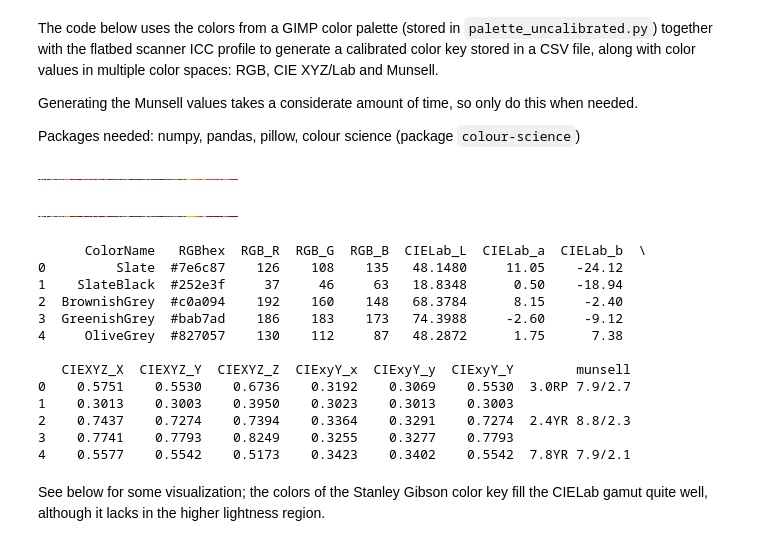
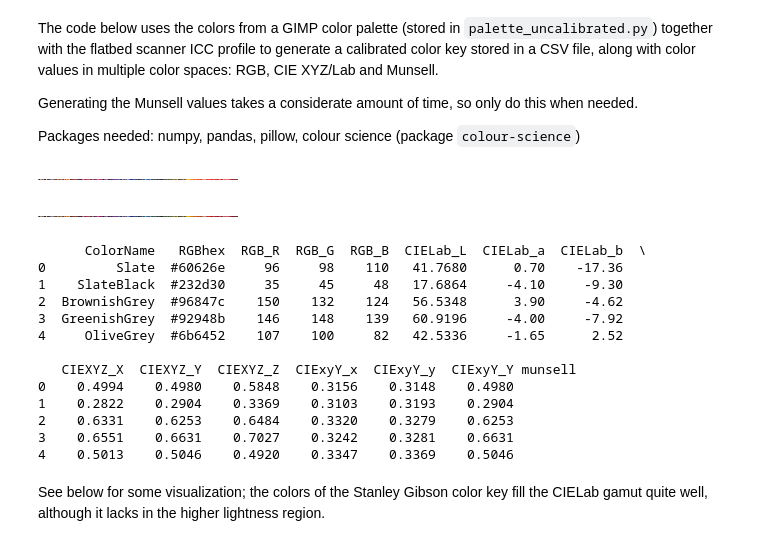
Before and after one commit to Limhes/ColorIdentification, a Jupyter notebook: color_key/process_color_key.ipynb, the cells around one changed output. Saved outputs shown, nothing was run; the diff lists cells and outputs as text; code cells hidden in the pictures.

Commit message:
Add features
- updated ICC calibration
- can now also select just 1 color ;)

```diff
--- a/color_key/process_color_key.ipynb
+++ b/color_key/process_color_key.ipynb
@@ -9,49 +9,49 @@ import numpy as np
 import pandas as pd
 from PIL import Image, ImageCms
 import palette_uncalibrated
 import color_conv
 
 rgb_colors = np.array( [[ tuple(int(h.lstrip('#')[i:i+2], 16) for i in (0, 2, 4)) for h in list(palette_uncalibrated.colors.values()) ]] )
 
-input_profile = ImageCms.getOpenProfile("./icc_profiles/icc_profile_epson1200u.icm")
+input_profile = ImageCms.getOpenProfile("./icc_profiles/epson1200u.icc")
 output_profile = ImageCms.getOpenProfile("./icc_profiles/ColorMatchRGB.icc")
 transform = ImageCms.ImageCmsTransform(input_profile, output_profile, input_mode="RGB", output_mode="RGB")
 
 img = Image.fromarray(rgb_colors.astype('uint8'), 'RGB')
 img_conv = ImageCms.applyTransform(img, transform)
 
 display(img)
 display(img_conv)
 
 data = []
 for key, uncalib, calib in zip(palette_uncalibrated.colors.keys(), palette_uncalibrated.colors.values(), np.array(img_conv)[0]):
     hex_calib = '#%02x%02x%02x' % tuple(calib)
     XYZ = color_conv.rgb2xyz(calib, "D50")
     lab = color_conv.xyz2lab(XYZ)
     xyY = color_conv.xyz2xyy(XYZ)
     munsell = ""
-    #munsell = color_conv.xyy2munsell(xyY) # WARNING this takes around a minute to complete, so only uncomment when you want to generate the Munsell names!
+    munsell = color_conv.xyy2munsell(xyY) # WARNING this takes around a minute to complete, so only uncomment when you want to generate the Munsell names!
     data.append([key, hex_calib, *list(calib), *lab, *XYZ, *xyY, munsell])
 
 df = pd.DataFrame(data, columns=['ColorName', 'RGBhex', 'RGB_R', 'RGB_G', 'RGB_B', 'CIELab_L', 'CIELab_a', 'CIELab_b', 'CIEXYZ_X', 'CIEXYZ_Y', 'CIEXYZ_Z', 'CIExyY_x', 'CIExyY_y', 'CIExyY_Y', 'munsell'])
 print(df.head())
 df.to_csv("./color_key_calibrated.csv")
 # %% [output]
 [figure]
-[figure, old version]
+[figure, new version]
       ColorName   RGBhex  RGB_R  RGB_G  RGB_B  CIELab_L  CIELab_a  CIELab_b  \
-0         Slate  #7e6c87    126    108    135   48.1480     11.05    -24.12
-1    SlateBlack  #252e3f     37     46     63   18.8348      0.50    -18.94
-2  BrownishGrey  #c0a094    192    160    148   68.3784      8.15     -2.40
-3  GreenishGrey  #bab7ad    186    183    173   74.3988     -2.60     -9.12
-4     OliveGrey  #827057    130    112     87   48.2872      1.75      7.38
+0         Slate  #60626e     96     98    110   41.7680      0.70    -17.36
+1    SlateBlack  #232d30     35     45     48   17.6864     -4.10     -9.30
+2  BrownishGrey  #96847c    150    132    124   56.5348      3.90     -4.62
+3  GreenishGrey  #92948b    146    148    139   60.9196     -4.00     -7.92
+4     OliveGrey  #6b6452    107    100     82   42.5336     -1.65      2.52
 
-   CIEXYZ_X  CIEXYZ_Y  CIEXYZ_Z  CIExyY_x  CIExyY_y  CIExyY_Y        munsell
-0    0.5751    0.5530    0.6736    0.3192    0.3069    0.5530  3.0RP 7.9/2.7
-1    0.3013    0.3003    0.3950    0.3023    0.3013    0.3003
-2    0.7437    0.7274    0.7394    0.3364    0.3291    0.7274  2.4YR 8.8/2.3
-3    0.7741    0.7793    0.8249    0.3255    0.3277    0.7793
-4    0.5577    0.5542    0.5173    0.3423    0.3402    0.5542  7.8YR 7.9/2.1
+   CIEXYZ_X  CIEXYZ_Y  CIEXYZ_Z  CIExyY_x  CIExyY_y  CIExyY_Y munsell
+0    0.4994    0.4980    0.5848    0.3156    0.3148    0.4980
+1    0.2822    0.2904    0.3369    0.3103    0.3193    0.2904
+2    0.6331    0.6253    0.6484    0.3320    0.3279    0.6253
+3    0.6551    0.6631    0.7027    0.3242    0.3281    0.6631
+4    0.5013    0.5046    0.4920    0.3347    0.3369    0.5046
 # %% [markdown]
 See below for some visualization; the colors of the Stanley Gibson color key fill the CIELab gamut quite well, although it lacks in the higher lightness region.
 # %%
```
Also changed, not shown: 12 other files.
